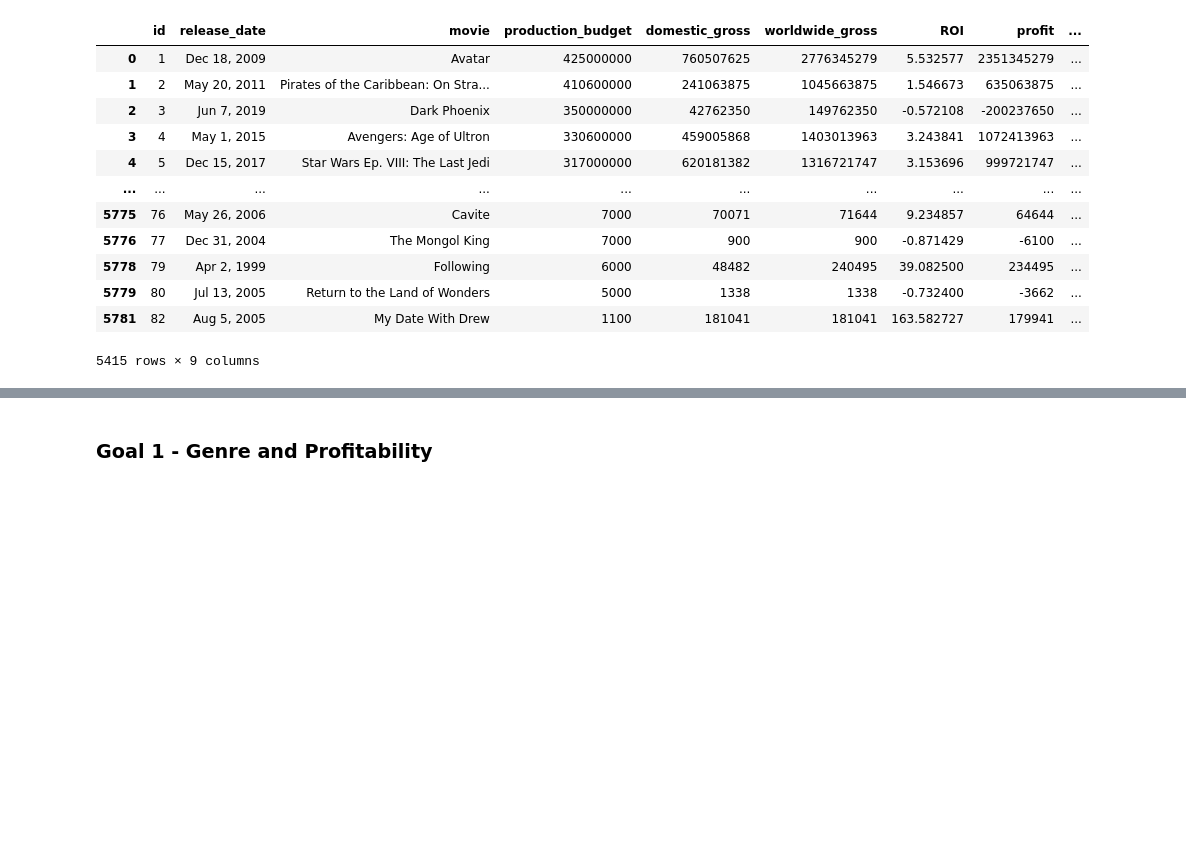
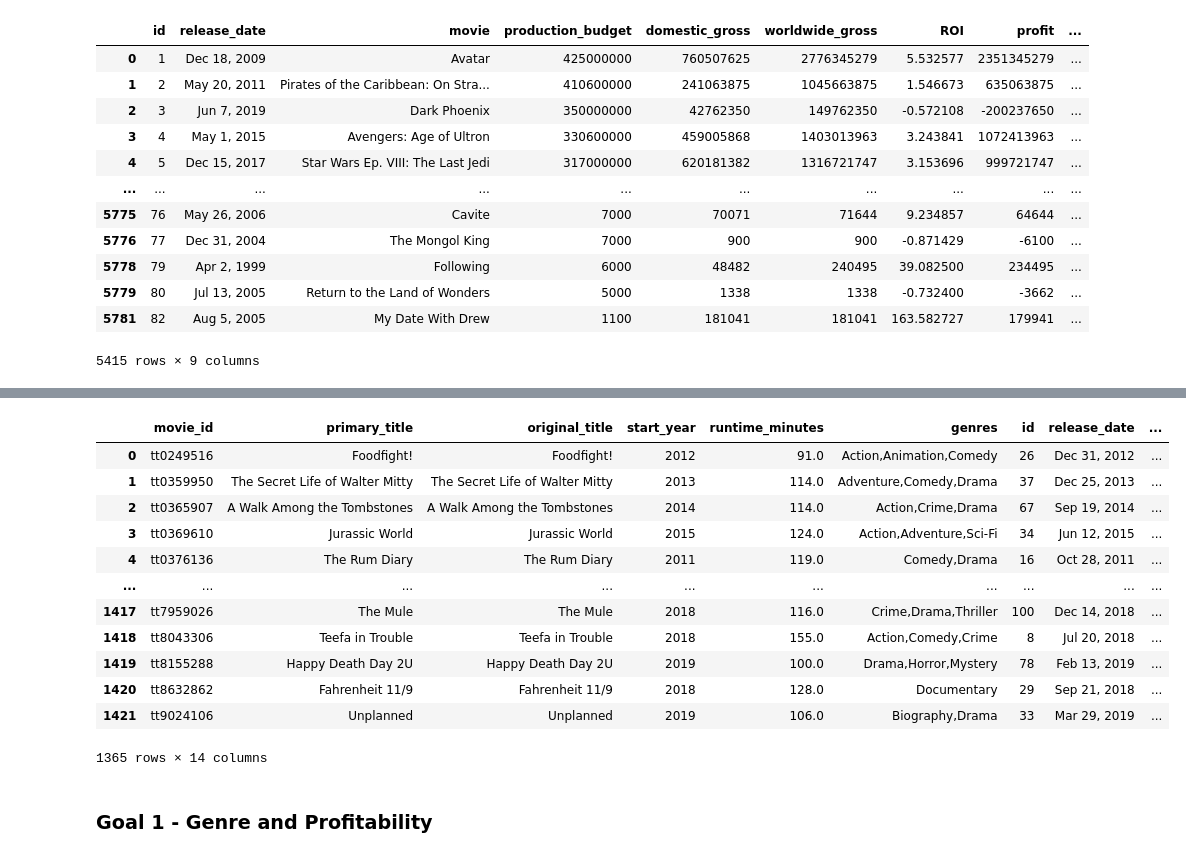
Before and after one commit to soohojp/Phase-1-Project-Best-Team-, a Jupyter notebook: Untitled.ipynb, the cells around one changed output, grey strips where cells are left out. Saved outputs shown, nothing was run; the diff lists cells and outputs as text; code cells hidden in the pictures; blank space fills up the shorter version.

```diff
--- a/Untitled.ipynb
+++ b/Untitled.ipynb
@@ -70,3 +104,19 @@ imdb_basics.head()
+# %%
+imdb_basics
+# %% [output]
+|  | movie_id | primary_title | original_title | start_year | runtime_minutes | genres | id | release_date | ... |
+| 0 | tt0249516 | Foodfight! | Foodfight! | 2012 | 91.0 | Action,Animation,Comedy | 26 | Dec 31, 2012 | ... |
+| 1 | tt0359950 | The Secret Life of Walter Mitty | The Secret Life of Walter Mitty | 2013 | 114.0 | Adventure,Comedy,Drama | 37 | Dec 25, 2013 | ... |
+| 2 | tt0365907 | A Walk Among the Tombstones | A Walk Among the Tombstones | 2014 | 114.0 | Action,Crime,Drama | 67 | Sep 19, 2014 | ... |
+| 3 | tt0369610 | Jurassic World | Jurassic World | 2015 | 124.0 | Action,Adventure,Sci-Fi | 34 | Jun 12, 2015 | ... |
+| 4 | tt0376136 | The Rum Diary | The Rum Diary | 2011 | 119.0 | Comedy,Drama | 16 | Oct 28, 2011 | ... |
+| ... | ... | ... | ... | ... | ... | ... | ... | ... | ... |
+| 1417 | tt7959026 | The Mule | The Mule | 2018 | 116.0 | Crime,Drama,Thriller | 100 | Dec 14, 2018 | ... |
+| 1418 | tt8043306 | Teefa in Trouble | Teefa in Trouble | 2018 | 155.0 | Action,Comedy,Crime | 8 | Jul 20, 2018 | ... |
+| 1419 | tt8155288 | Happy Death Day 2U | Happy Death Day 2U | 2019 | 100.0 | Drama,Horror,Mystery | 78 | Feb 13, 2019 | ... |
+| 1420 | tt8632862 | Fahrenheit 11/9 | Fahrenheit 11/9 | 2018 | 128.0 | Documentary | 29 | Sep 21, 2018 | ... |
+| 1421 | tt9024106 | Unplanned | Unplanned | 2019 | 106.0 | Biography,Drama | 33 | Mar 29, 2019 | ... |
+1365 rows × 14 columns
 # %% [markdown]
 ### Goal 1 - Genre and Profitability
 # %% [markdown]
```
Also changed, not shown: parts of 10 cells of this notebook.
